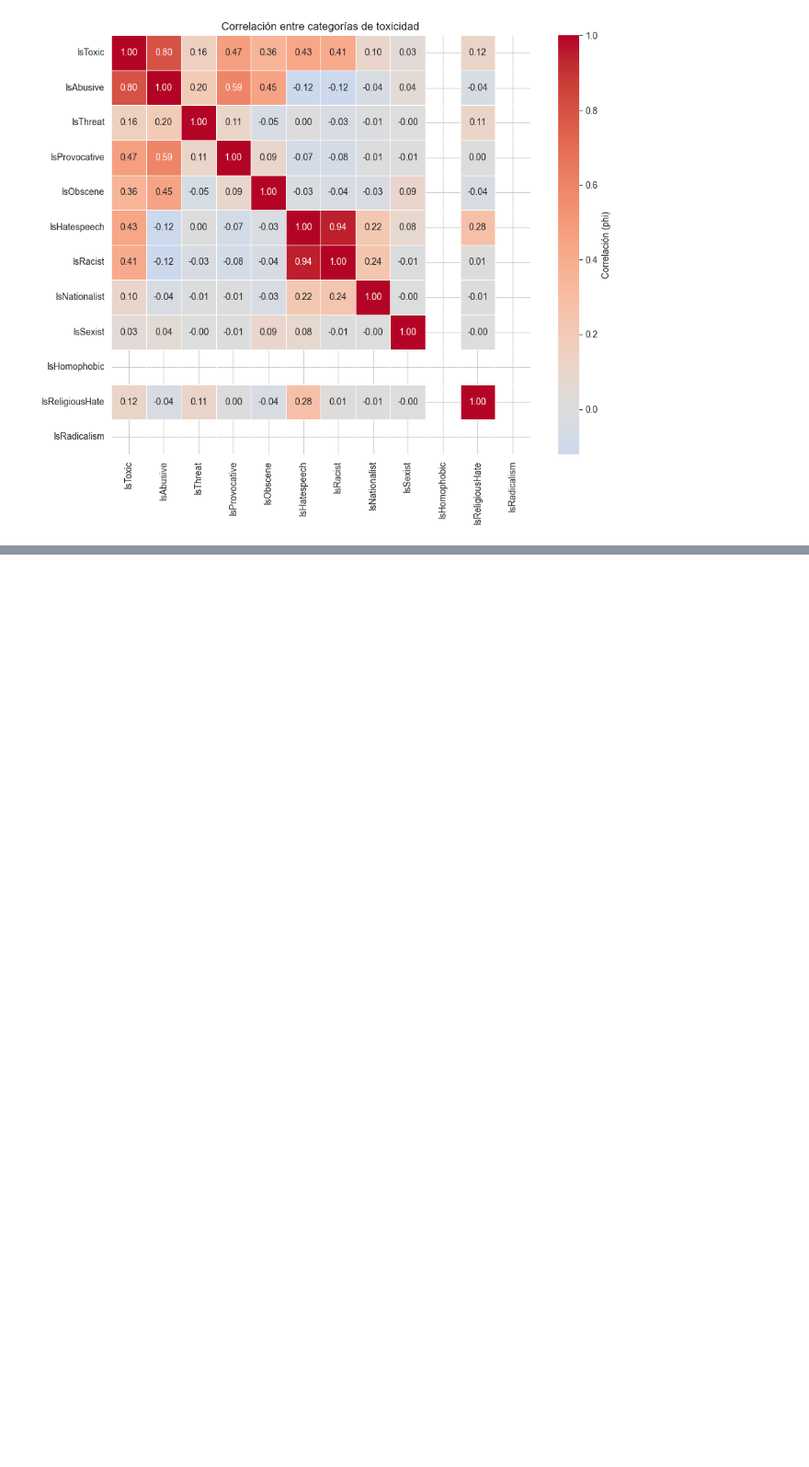
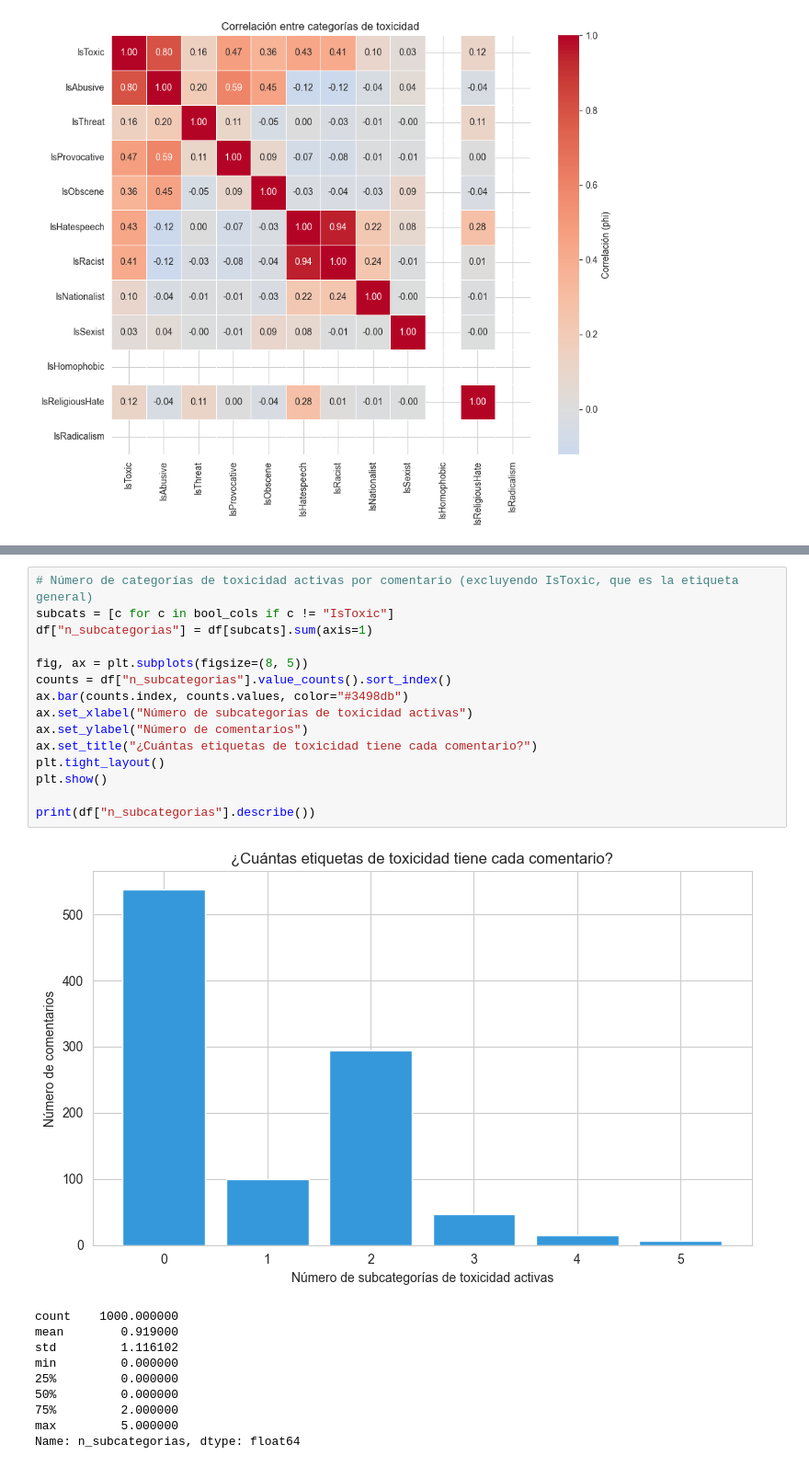
Before and after one commit to SalvadorCM786/comentarios-toxicos-Youtube-SCM, a Jupyter notebook: práctica5.ipynb, the cells around one changed output, grey strips where cells are left out. Shown at 92% size. Cells and saved outputs as stored; diff of their text form; blank space fills up the shorter version.

```diff
--- a/práctica5.ipynb
+++ b/práctica5.ipynb
@@ -239,0 +256,26 @@ plt.show()
+# %%
+# Número de categorías de toxicidad activas por comentario (excluyendo IsToxic, que es la etiqueta general)
+subcats = [c for c in bool_cols if c != "IsToxic"]
+df["n_subcategorias"] = df[subcats].sum(axis=1)
+
+fig, ax = plt.subplots(figsize=(8, 5))
+counts = df["n_subcategorias"].value_counts().sort_index()
+ax.bar(counts.index, counts.values, color="#3498db")
+ax.set_xlabel("Número de subcategorías de toxicidad activas")
+ax.set_ylabel("Número de comentarios")
+ax.set_title("¿Cuántas etiquetas de toxicidad tiene cada comentario?")
+plt.tight_layout()
+plt.show()
+
+print(df["n_subcategorias"].describe())
+# %% [output]
+[figure, added]
+count    1000.000000
+mean        0.919000
+std         1.116102
+min         0.000000
+25%         0.000000
+50%         0.000000
+75%         2.000000
+max         5.000000
+Name: n_subcategorias, dtype: float64
```
Also changed, not shown: parts of 3 cells of this notebook.
